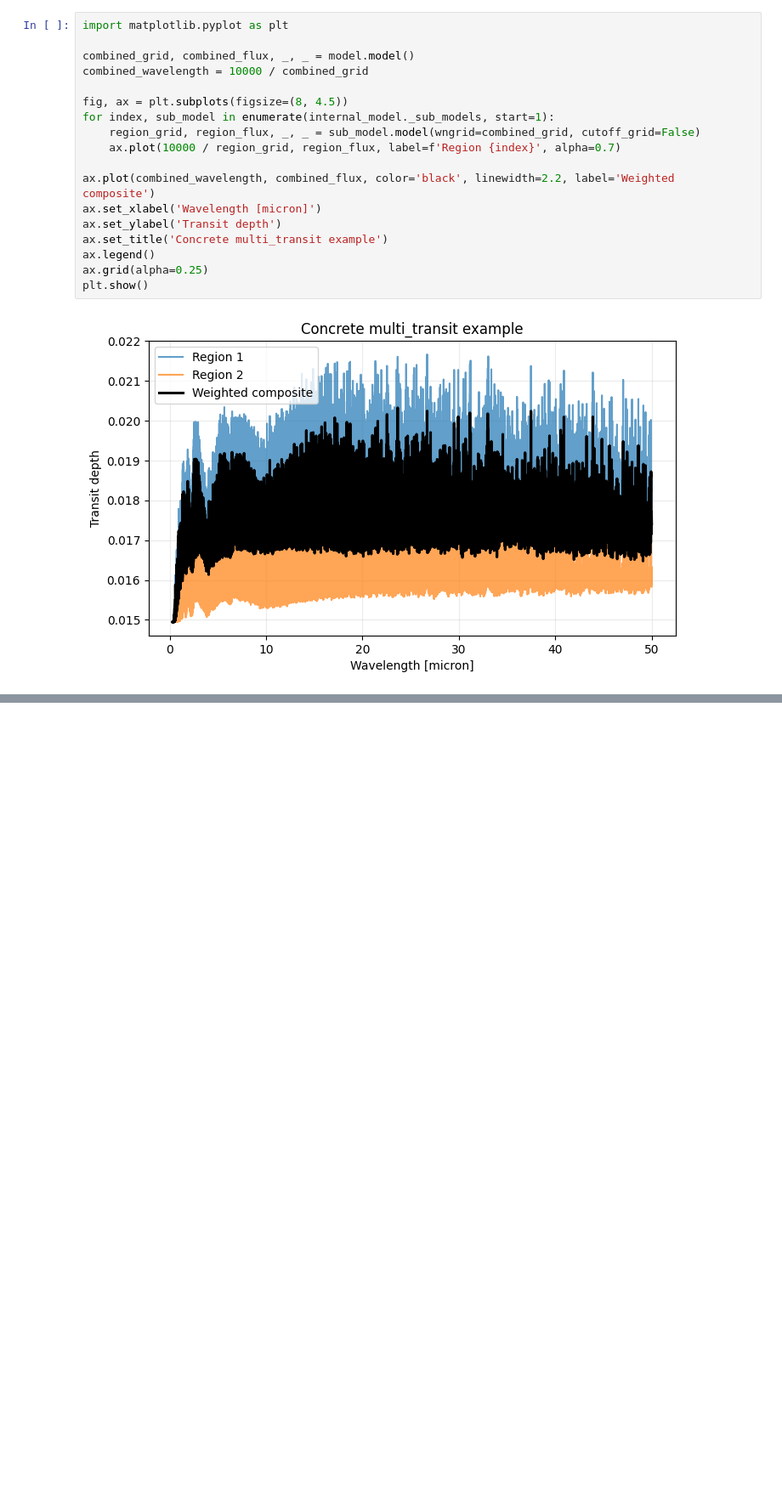
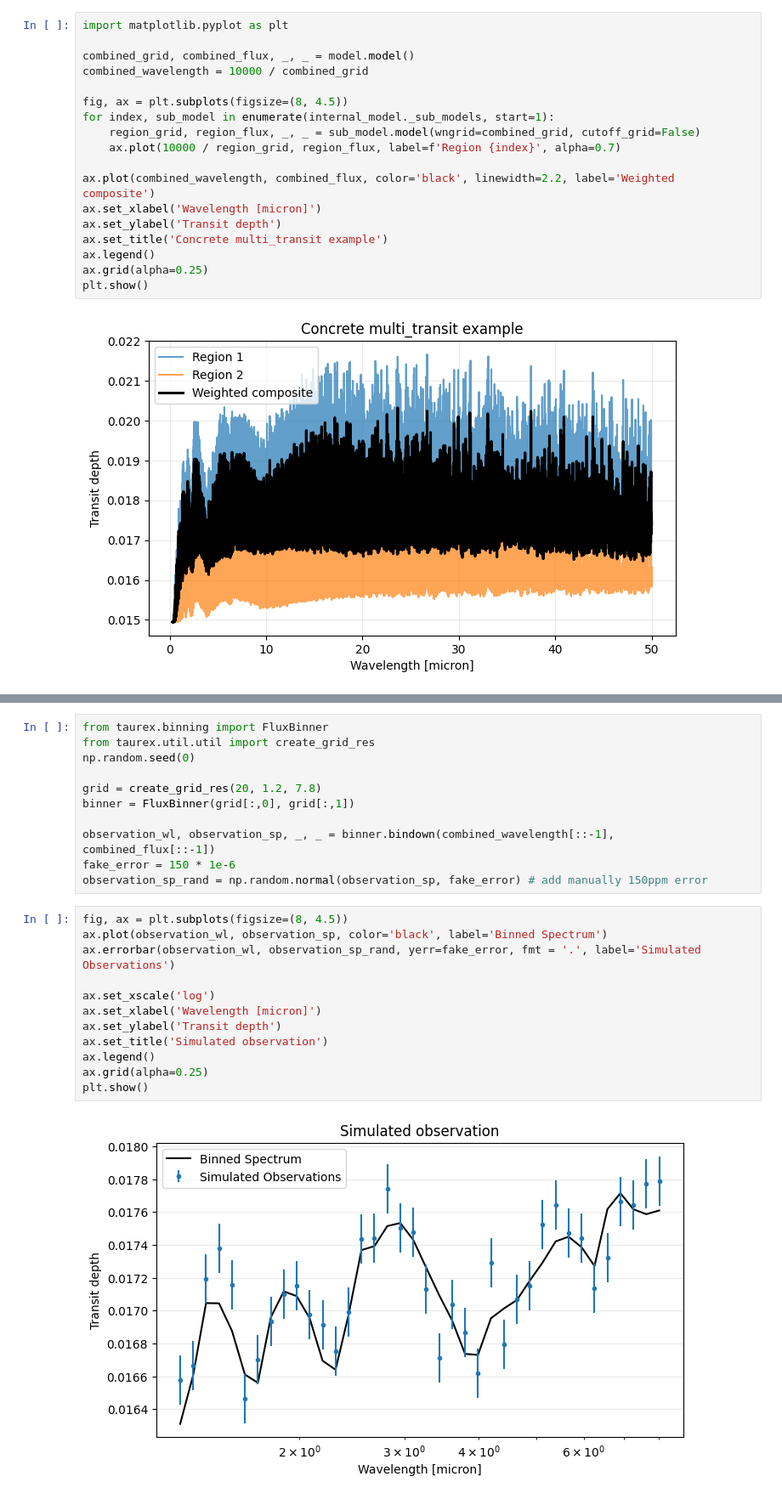
Before and after one commit to eScience-TauRex/taurex3, a Jupyter notebook: examples/notebooks/11_multimodel.ipynb, the cells around one changed output, grey strips where cells are left out. Shown at 85% size. Cells and saved outputs as stored; diff of their text form; blank space fills up the shorter version.

```diff
--- a/examples/notebooks/11_multimodel.ipynb
+++ b/examples/notebooks/11_multimodel.ipynb
@@ -127,0 +142,25 @@ plt.show()
+# %%
+from taurex.binning import FluxBinner
+from taurex.util.util import create_grid_res
+np.random.seed(0)
+
+grid = create_grid_res(20, 1.2, 7.8)
+binner = FluxBinner(grid[:,0], grid[:,1])
+
+observation_wl, observation_sp, _, _ = binner.bindown(combined_wavelength[::-1], combined_flux[::-1])
+fake_error = 150 * 1e-6
+observation_sp_rand = np.random.normal(observation_sp, fake_error) # add manually 150ppm error
+# %%
+fig, ax = plt.subplots(figsize=(8, 4.5))
+ax.plot(observation_wl, observation_sp, color='black', label='Binned Spectrum')
+ax.errorbar(observation_wl, observation_sp_rand, yerr=fake_error, fmt = '.', label='Simulated Observations')
+
+ax.set_xscale('log')
+ax.set_xlabel('Wavelength [micron]')
+ax.set_ylabel('Transit depth')
+ax.set_title('Simulated observation')
+ax.legend()
+ax.grid(alpha=0.25)
+plt.show()
+# %% [output]
+[figure, added]
```
Also changed, not shown: parts of 6 cells of this notebook, 9 other files.
